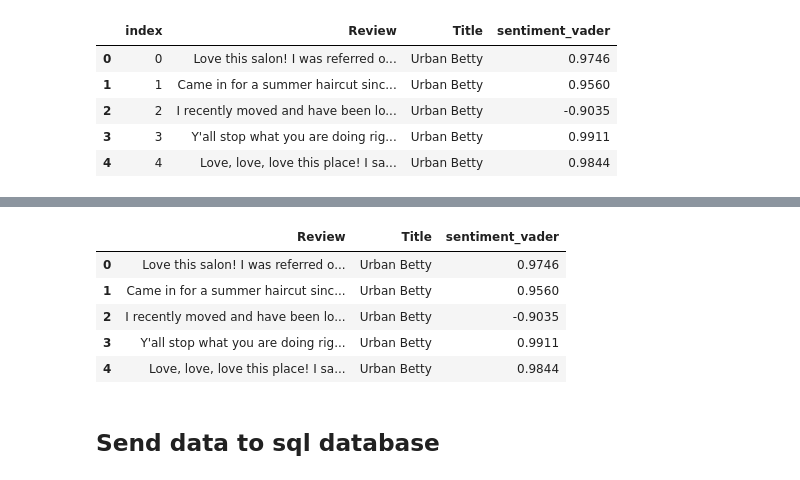
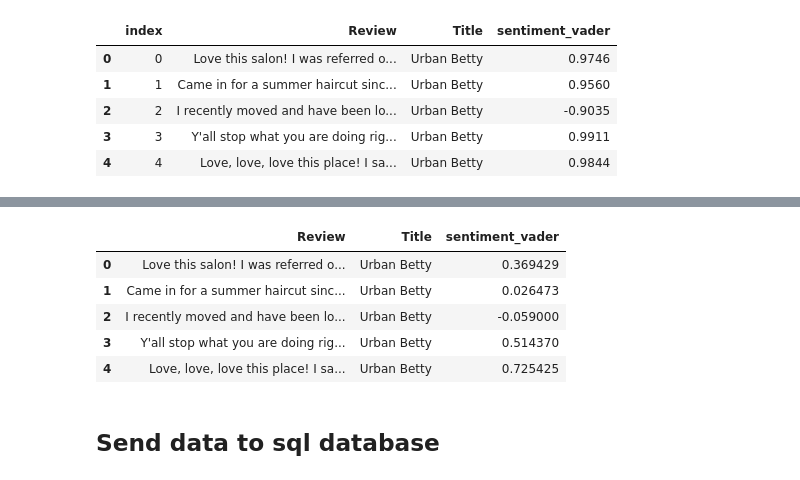
Before and after one commit to cjdavis62/Insight_HairNet, a Jupyter notebook: yelp_reviews/salon_review_nlp.ipynb, the cells around one changed output, grey strips where cells are left out. Saved outputs shown, nothing was run; the diff lists cells and outputs as text; code cells hidden in the pictures.

```diff
--- a/yelp_reviews/salon_review_nlp.ipynb
+++ b/yelp_reviews/salon_review_nlp.ipynb
@@ -72,7 +72,8 @@ def fix_up_punctuation(text):
     fixed_period = re.sub(r'\.(?=[a-zA-Z])', '. ', re.sub(r' +', ' ', text))
     fixed_question = re.sub(r'\?(?=[a-zA-Z])', '? ', re.sub(r' +', ' ', fixed_period))
     fixed_exclamation = re.sub(r'\!(?=[a-zA-Z])', '! ', re.sub(r' +', ' ', fixed_question))
-    return fixed_exclamation
+    fixed_double_space = re.sub(r'(  )', ' ', re.sub(r' +', ' ', fixed_exclamation))
+    return fixed_double_space
 
 def get_sentiment(text):
     sentiment = SentimentIntensityAnalyzer() #### calling Intensity Analyzer
@@ -159,0 +206,3 @@ review_data_from_sql['sentiment_vader'] = review_data_from_sql['Review'].apply(g
+# %%
+review_data_from_sql["sentiment_vader"] = review_data_from_sql["average_sentiment_review"]
+review_data_from_sql.head()
@@ -160,14 +216,14 @@ review_data_from_sql['sentiment_vader'] = review_data_from_sql['Review'].apply(g
 # %%
-review_data_to_sql = review_data_from_sql.drop(axis = 1, columns = ["index", "has_keyword", "sentence_list", "average_sentiment_sentence"])
+review_data_to_sql = review_data_from_sql.drop(axis = 1, columns = ["index", "sentence_list", "average_sentiment_review"])
 review_data_to_sql.head()
 #review_data_from_sql.head()
 # %% [output]
 |  | Review | Title | sentiment_vader |
-| 0 | Love this salon! I was referred o... | Urban Betty | 0.9746 |
-| 1 | Came in for a summer haircut sinc... | Urban Betty | 0.9560 |
-| 2 | I recently moved and have been lo... | Urban Betty | -0.9035 |
-| 3 | Y'all stop what you are doing rig... | Urban Betty | 0.9911 |
-| 4 | Love, love, love this place! I sa... | Urban Betty | 0.9844 |
+| 0 | Love this salon! I was referred o... | Urban Betty | 0.369429 |
+| 1 | Came in for a summer haircut sinc... | Urban Betty | 0.026473 |
+| 2 | I recently moved and have been lo... | Urban Betty | -0.059000 |
+| 3 | Y'all stop what you are doing rig... | Urban Betty | 0.514370 |
+| 4 | Love, love, love this place! I sa... | Urban Betty | 0.725425 |
 # %% [markdown]
 ## Send data to sql database ##
 # %%
```
Also changed, not shown: parts of 15 cells of this notebook, 1 other file.
